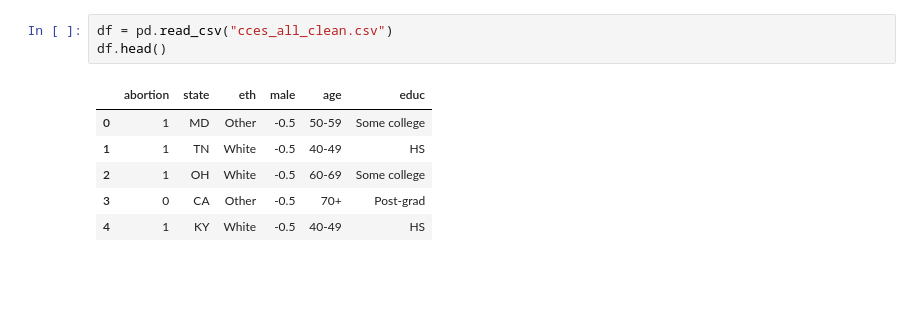
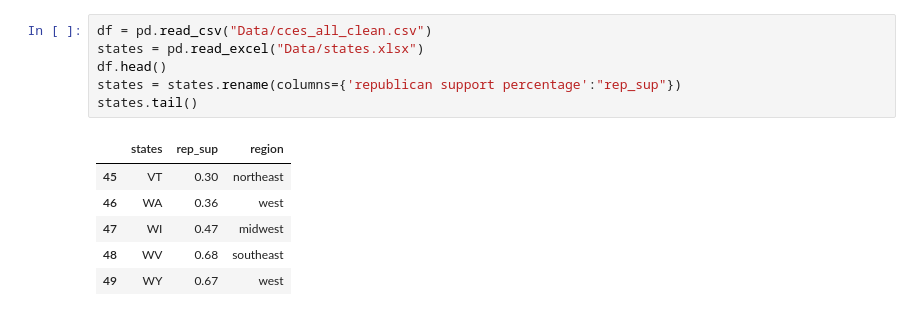
Before and after one commit to JakubReha/misterP, a Jupyter notebook: model.ipynb, the cells around one changed output. Drawn from its saved outputs; the diff is of its cells as text; blank space fills up the shorter version.

Commit message:
model with states

```diff
--- a/model.ipynb
+++ b/model.ipynb
@@ -31,10 +39,13 @@ Requirement already satisfied: typing-extensions in /usr/local/lib/python3.7/dis
 # %%
-df = pd.read_csv("cces_all_clean.csv")
+df = pd.read_csv("Data/cces_all_clean.csv")
+states = pd.read_excel("Data/states.xlsx")
 df.head()
+states = states.rename(columns={'republican support percentage':"rep_sup"})
+states.tail()
 # %% [output]
-|  | abortion | state | eth | male | age | educ |
-| 0 | 1 | MD | Other | -0.5 | 50-59 | Some college |
-| 1 | 1 | TN | White | -0.5 | 40-49 | HS |
-| 2 | 1 | OH | White | -0.5 | 60-69 | Some college |
-| 3 | 0 | CA | Other | -0.5 | 70+ | Post-grad |
-| 4 | 1 | KY | White | -0.5 | 40-49 | HS |
+|  | states | rep_sup | region |
+| 45 | VT | 0.30 | northeast |
+| 46 | WA | 0.36 | west |
+| 47 | WI | 0.47 | midwest |
+| 48 | WV | 0.68 | southeast |
+| 49 | WY | 0.67 | west |
```
Also changed, not shown: parts of 23 cells of this notebook, 1 other file.
